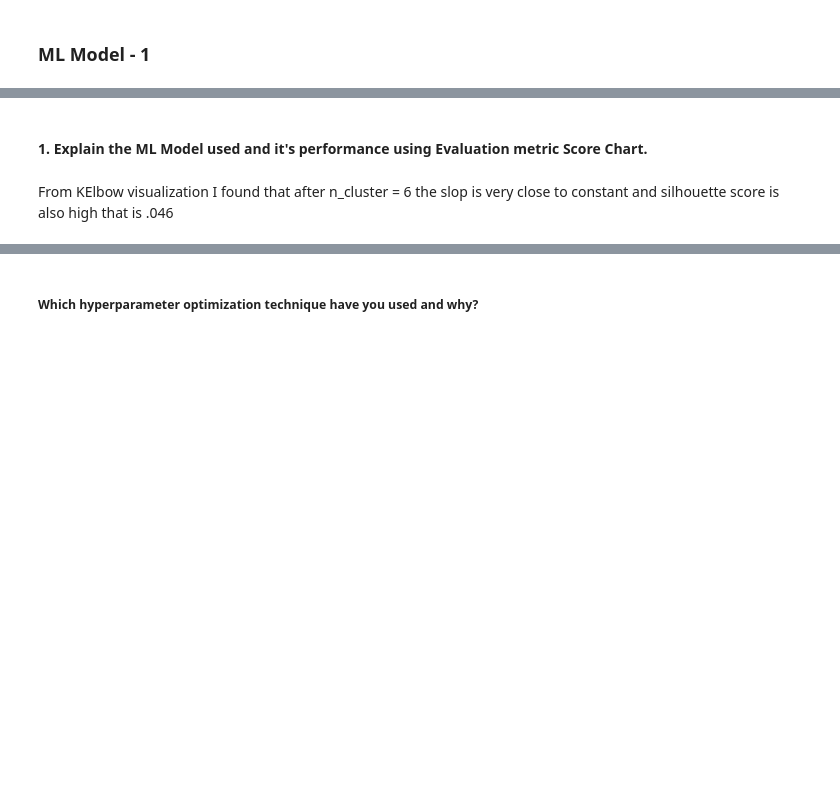
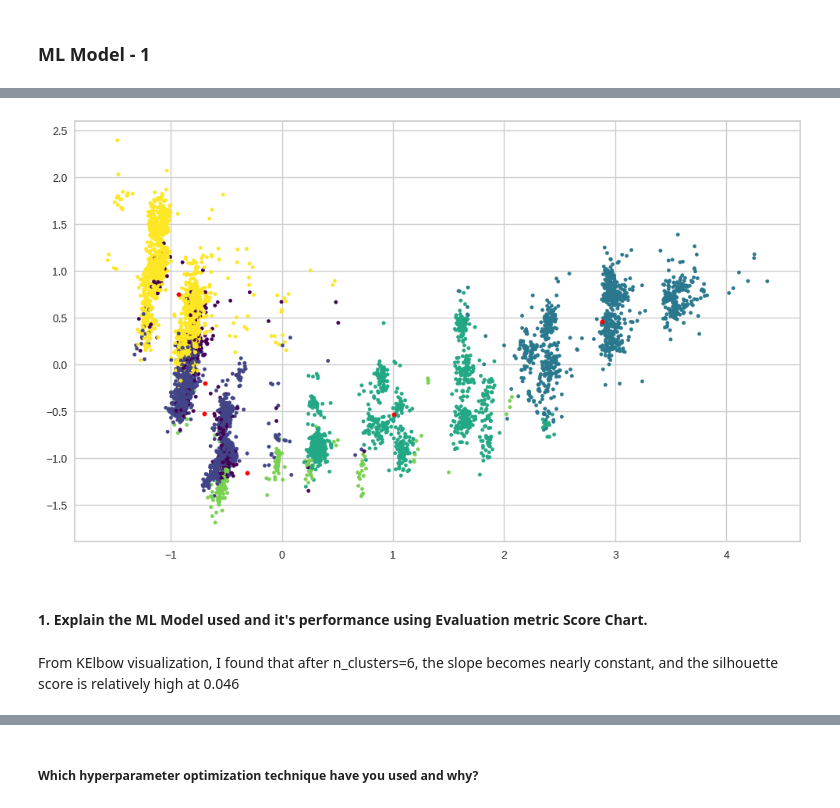
Before and after one commit to Manikanta898/Unsupervised-ML---Netflix-Movies-and-TV-Shows-Clustering, a Jupyter notebook: Netflix_Movies_and_TV_Shows_Clustering.ipynb, the cells around one changed output, grey strips where cells are left out. Drawn from its saved outputs; the diff is of its cells as text; code cells hidden in the pictures; blank space fills up the shorter version.

```diff
--- a/Netflix_Movies_and_TV_Shows_Clustering.ipynb
+++ b/Netflix_Movies_and_TV_Shows_Clustering.ipynb
@@ -1081,17 +1099,19 @@ for c in n_clusters_range:
 # %%
 # Silhouette score is good at 6 clusters therefore I am taking n_clusters = 6.
 kmeans= KMeans(n_clusters=6, random_state=10,max_iter=100)
 kmeans.fit(X_reduced)
 
 # predict the labels of clusters.
 labels = kmeans.fit_predict(X_reduced)
 centers = kmeans.cluster_centers_
 # plotting the results:
-displayClusters(X_reduced,labels,centers)
+plotClusters(X_reduced,labels,centers)
+# %% [output]
+[figure, added]
 # %% [markdown]
 #### 1. Explain the ML Model used and it's performance using Evaluation metric Score Chart.
 # %% [markdown]
-From KElbow visualization I found that after n_cluster = 6 the slop is very close to constant and silhouette score is also high that is .046
+From KElbow visualization, I found that after n_clusters=6, the slope becomes nearly constant, and the silhouette score is relatively high at 0.046
 # %%
 from sklearn.model_selection import GridSearchCV
 # ML Model - 1 Implementation with hyperparameter optimization techniques (i.e., GridSearch CV, RandomSearch CV, Bayesian Optimization etc.)
```
Also changed, not shown: parts of 18 cells of this notebook.
